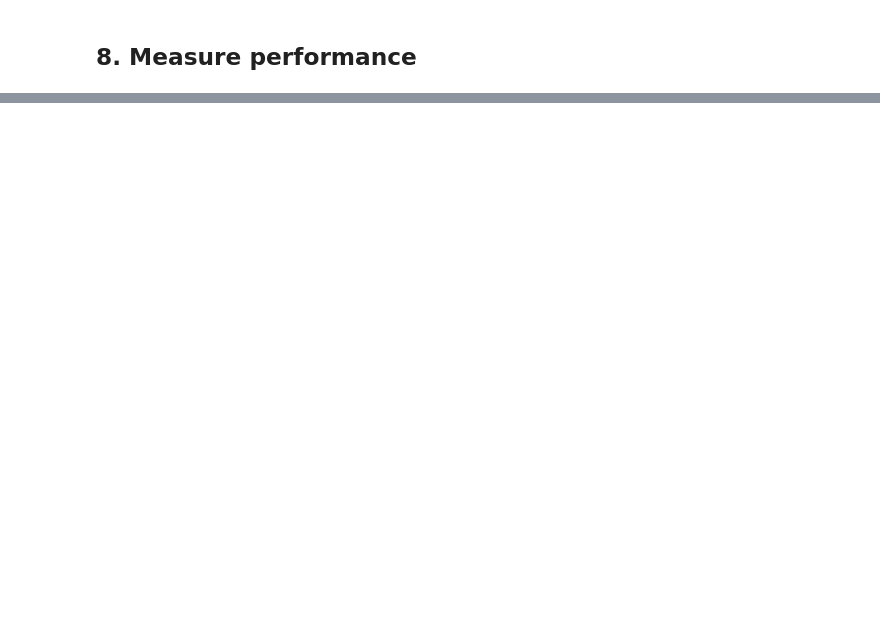
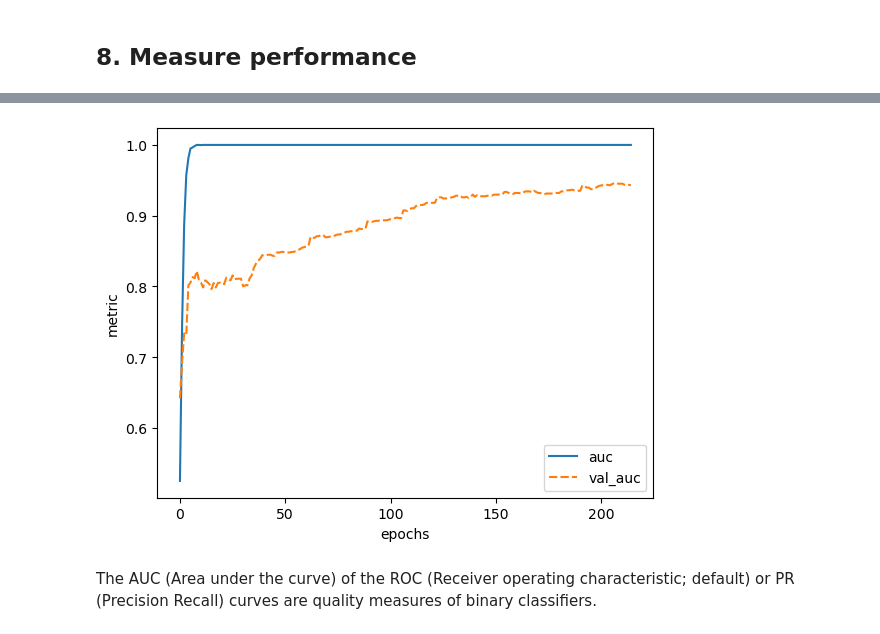
Before and after one commit to sqn-bioinformatics/MATseq, a Jupyter notebook: notebooks/20230828 small NN.ipynb, the cells around one changed output, grey strips where cells are left out. Drawn from its saved outputs; the diff is of its cells as text; code cells hidden in the pictures; blank space fills up the shorter version.

```diff
--- a/notebooks/20230828 small NN.ipynb
+++ b/notebooks/20230828 small NN.ipynb
@@ -197,0 +214,6 @@ plot_history(history, ["loss", "val_loss"])
+# %%
+plot_history(history, ["auc", "val_auc"])
+# %% [output]
+[figure, added]
+# %% [markdown]
+The AUC (Area under the curve) of the ROC (Receiver operating characteristic; default) or PR (Precision Recall) curves are quality measures of binary classifiers.
```
Also changed, not shown: parts of 17 cells of this notebook.
